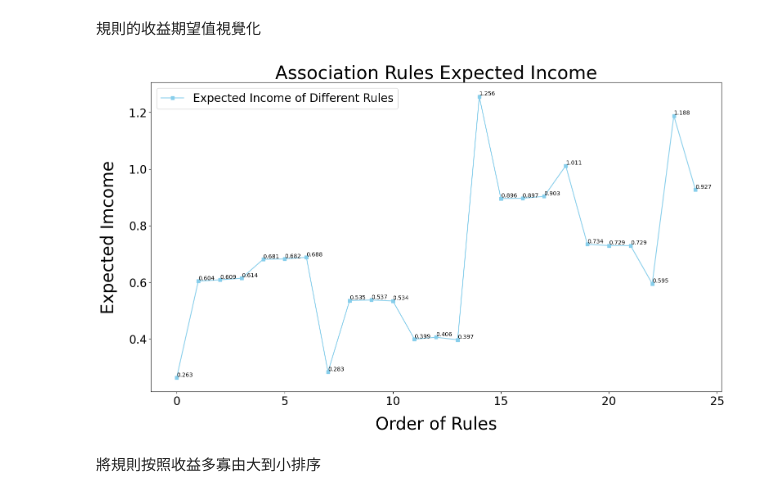
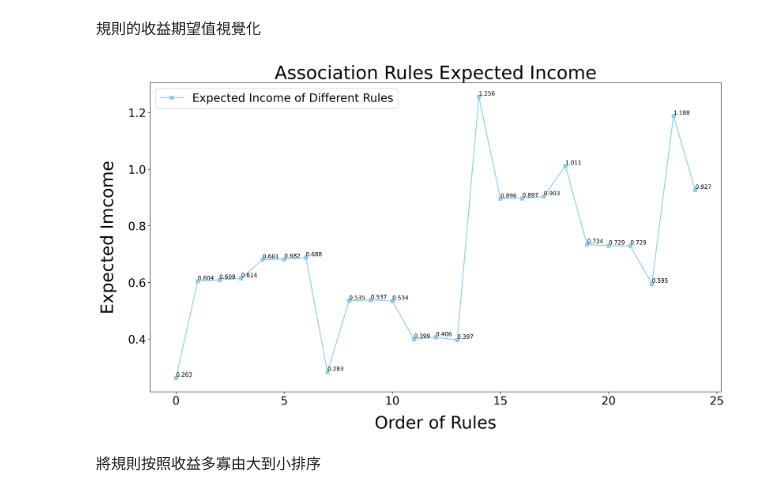
Before and after one commit to QI-XIANG/NCU_Data-Mining-for-Business-Analytics, a Jupyter notebook: 作業2/作業2.ipynb, the cells around one changed output. Drawn from its saved outputs; the diff is of its cells as text; code cells hidden in the pictures.

```diff
--- a/作業2/作業2.ipynb
+++ b/作業2/作業2.ipynb
@@ -264,35 +264,35 @@ n = [x for x in range(25)]
 expected_value = list(cart_under_rule.values())
 
 # 設定圖片大小為長15、寬10
-plt.figure(figsize=(18,10),dpi=100,linewidth = 2)
+plt.figure(figsize=(18,10),dpi=300,linewidth = 2)
 
 # 把資料放進來並指定對應的X軸、Y軸的資料，用方形做標記(s-)，並指定線條顏色為紅色，使用label標記線條含意
 plt.plot(n,expected_value,'s-',color = 'skyblue', label="Expected Income of Different Rules")
 
 # 設定刻度字體
 plt.xticks(fontsize=20)
 plt.yticks(fontsize=20)
 
 # 標點
 for x,y in zip(n,expected_value):
     plt.text(x,y,"{:.3f}".format(y),verticalalignment='bottom',fontsize=10)
 
 # 設定圖的標題
 plt.title("Association Rules Expected Income",fontsize=32)
 
 # 標示x軸(labelpad代表與圖片的距離)
 plt.xlabel("Order of Rules", fontsize=30, labelpad = 15)
 
 # 標示y軸(labelpad代表與圖片的距離)
 plt.ylabel("Expected Imcome", fontsize=30, labelpad = 20)
 
 # 顯示出線條標記位置
 plt.legend(loc = "best", fontsize=20)
 
 # 畫出圖片
 plt.show()
 # %% [output]
-[figure, old version]
+[figure, new version]
 # %% [markdown]
 將規則按照收益多寡由大到小排序
 # %%
```
Also changed, not shown: parts of 5 cells of this notebook.
